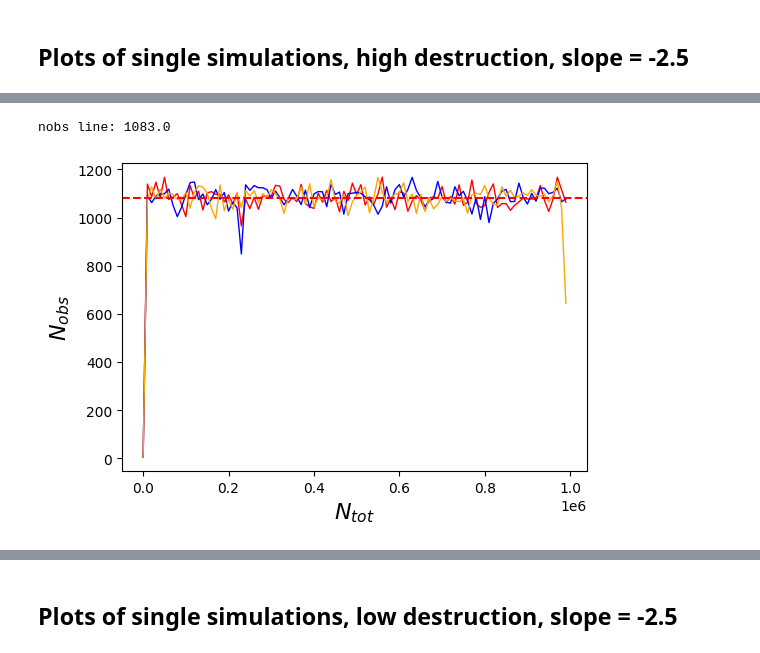
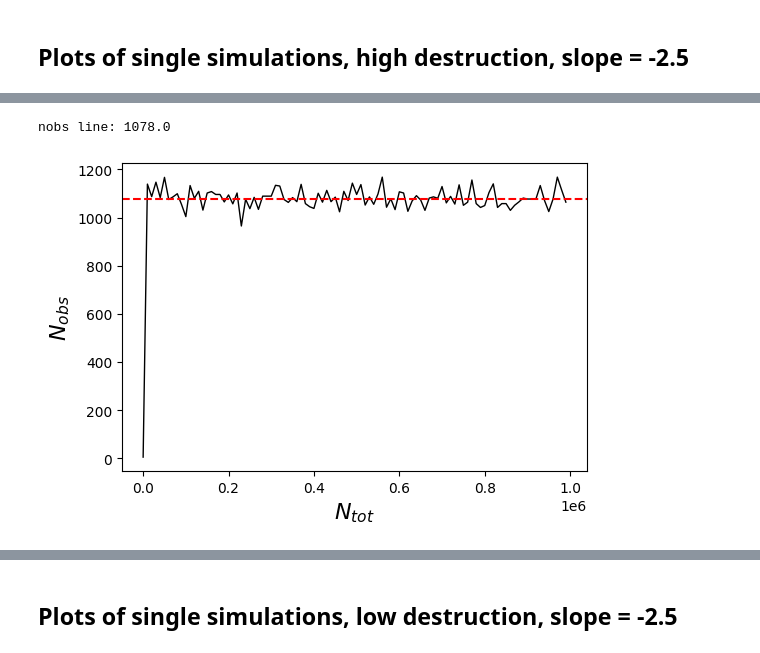
Before and after one commit to seanmason/saturation, a Jupyter notebook: notebooks/thesis/Chapter4/SingleSimulationPlots.ipynb, the cells around one changed output, grey strips where cells are left out. Saved outputs shown, nothing was run; the diff lists cells and outputs as text; code cells hidden in the pictures.

```diff
--- a/notebooks/thesis/Chapter4/SingleSimulationPlots.ipynb
+++ b/notebooks/thesis/Chapter4/SingleSimulationPlots.ipynb
@@ -24,7 +25,7 @@ To adjust logging level use sc.setLogLevel(newLevel). For SparkR, use setLogLeve
 # %%
 base_path = "/data/saturation/thesis_run_20240726_single_sims/"
 
-colors = ["r", "b", "orange", "g"]
+colors = ["black", "r", "orange", "g"]
 line_styles = ["-"]
 font_size = 16
 
@@ -260,7 +331,7 @@ configs_pdf[configs_pdf.slope == -1]
 # %%
 scenario_name = "shallow_slope"
 selected_simulation_id = 1
-simulation_ids = list(configs_pdf[configs_pdf.slope == -1].simulation_id)
+simulation_ids = [selected_simulation_id]
 
 max_ntot = 1000000
 
@@ -372,7 +483,7 @@ configs_pdf[configs_pdf.slope == -4.0]
 # %%
 scenario_name = "steep_slope"
 selected_simulation_id = 23
-simulation_ids = list(configs_pdf[configs_pdf.slope == -4].simulation_id)
+simulation_ids = [selected_simulation_id] #list(configs_pdf[configs_pdf.slope == -4].simulation_id)
 
 max_ntot = 1000000
 
@@ -497,7 +651,7 @@ configs_pdf[configs_pdf.simulation_id.between(40, 50)]
 # %%
 scenario_name = "high_destruction"
 selected_simulation_id = 41
-simulation_ids = list(configs_pdf[configs_pdf.simulation_id.between(40, 50)].simulation_id)
+simulation_ids = [selected_simulation_id] #list(configs_pdf[configs_pdf.simulation_id.between(40, 50)].simulation_id)
 
 max_ntot = 1000000
 
@@ -505,32 +659,32 @@ sample_rate = 10000
 df = data.where(
     F.col("simulation_id").isin(simulation_ids)
     & (F.col("ntot") % sample_rate == 5)
     & (F.col("ntot") < max_ntot)
 ).orderBy("ntot").toPandas()
 
 fig = plt.figure(figsize=(6, 4))
 ax1 = fig.add_subplot(111)
 
 nobs_line = df[df.ntot > 50000].nobs.median()
 print(f"nobs line: {nobs_line}")
 
 for idx, simulation_id in enumerate(simulation_ids):
     df_subset = df[df.simulation_id == simulation_id]
     plt1 = ax1.plot(
         df_subset.ntot,
         df_subset.nobs,
         label="$N_{obs}$",
         lw=1,
         c=colors[idx % len(colors)],
         ls=line_styles[idx % len(line_styles)]
     )
 
 ax1.axhline(nobs_line, color="r", linestyle="--")
 ax1.set_ylabel("$N_{obs}$", fontsize=font_size)
 ax1.set_xlabel("$N_{tot}$", fontsize=font_size)
 
 plt.show()
 fig.savefig(f"figures/{scenario_name}_ntot_nobs.png", bbox_inches="tight")
 # %% [output]
-nobs line: 1083.0
+nobs line: 1078.0
-[figure, old version]
+[figure, new version]
```
Also changed, not shown: parts of 40 cells of this notebook, 3 other files.
